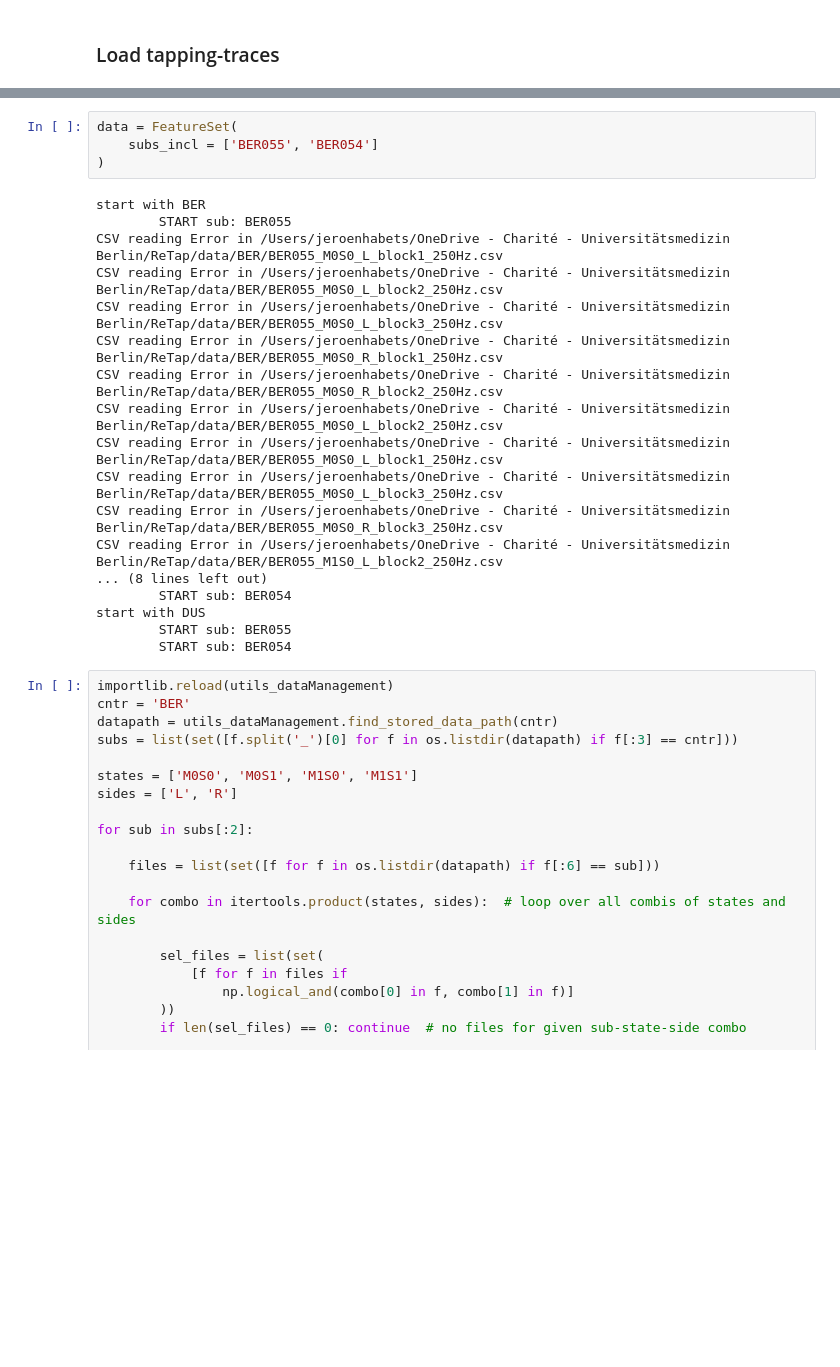
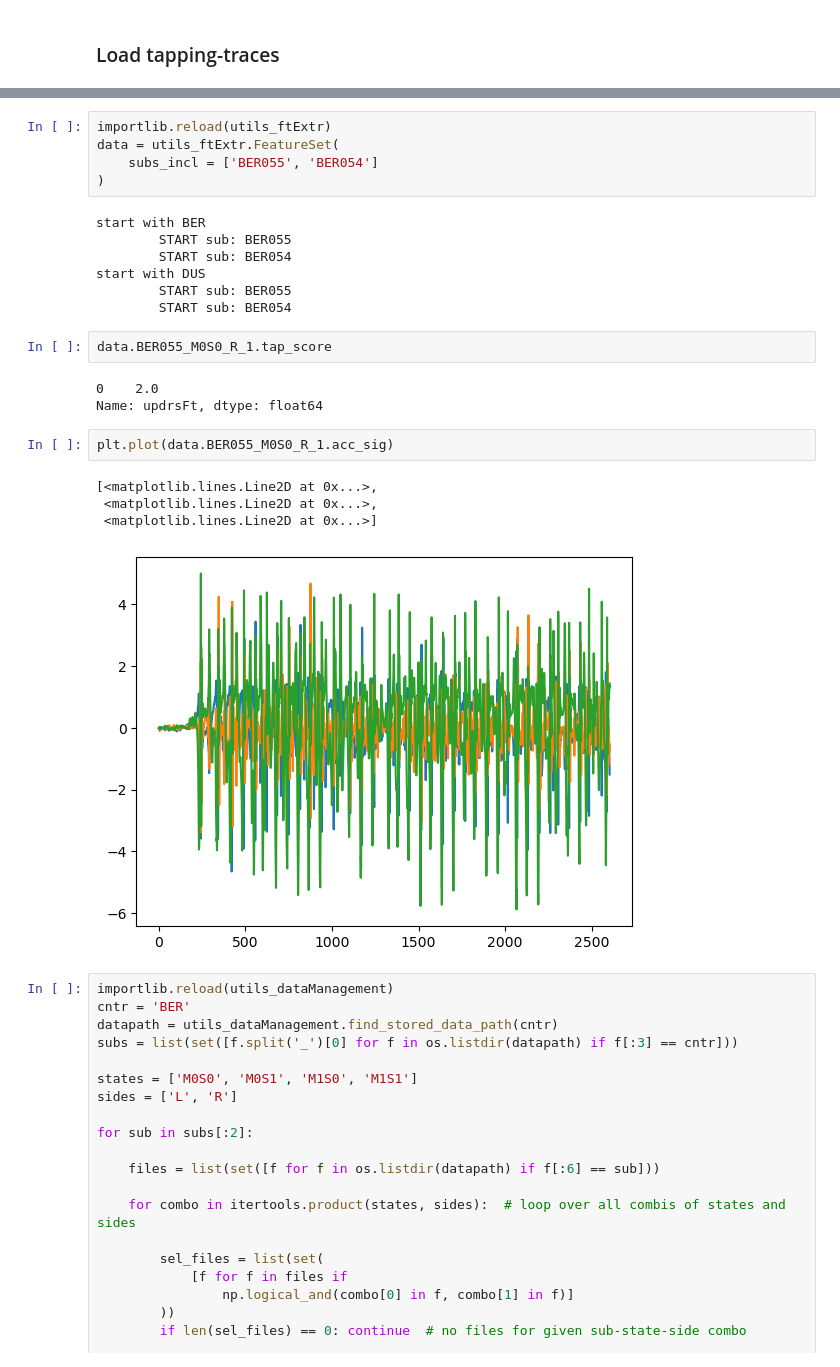
Before and after one commit to jgvhabets/updrsTapping, a Jupyter notebook: updrsTapping_exploring_features.ipynb, the cells around one changed output, grey strips where cells are left out. Cells and saved outputs as stored; diff of their text form; blank space fills up the shorter version.

Commit message:
ENH: added working func to import data, meta, score of 10-sec tapping trace

```diff
--- a/updrsTapping_exploring_features.ipynb
+++ b/updrsTapping_exploring_features.ipynb
@@ -96,25 +106,27 @@ from retap_utils import utils_dataManagement, tmsi_poly5reader, utils_preprocess
 # %%
-data = FeatureSet(
+importlib.reload(utils_ftExtr)
+data = utils_ftExtr.FeatureSet(
     subs_incl = ['BER055', 'BER054']
 )
 # %% [output]
 start with BER
         START sub: BER055
-CSV reading Error in /Users/jeroenhabets/OneDrive - Charité - Universitätsmedizin Berlin/ReTap/data/BER/BER055_M0S0_L_block1_250Hz.csv
-CSV reading Error in /Users/jeroenhabets/OneDrive - Charité - Universitätsmedizin Berlin/ReTap/data/BER/BER055_M0S0_L_block2_250Hz.csv
-CSV reading Error in /Users/jeroenhabets/OneDrive - Charité - Universitätsmedizin Berlin/ReTap/data/BER/BER055_M0S0_L_block3_250Hz.csv
-CSV reading Error in /Users/jeroenhabets/OneDrive - Charité - Universitätsmedizin Berlin/ReTap/data/BER/BER055_M0S0_R_block1_250Hz.csv
-CSV reading Error in /Users/jeroenhabets/OneDrive - Charité - Universitätsmedizin Berlin/ReTap/data/BER/BER055_M0S0_R_block2_250Hz.csv
-CSV reading Error in /Users/jeroenhabets/OneDrive - Charité - Universitätsmedizin Berlin/ReTap/data/BER/BER055_M0S0_L_block2_250Hz.csv
-CSV reading Error in /Users/jeroenhabets/OneDrive - Charité - Universitätsmedizin Berlin/ReTap/data/BER/BER055_M0S0_L_block1_250Hz.csv
-CSV reading Error in /Users/jeroenhabets/OneDrive - Charité - Universitätsmedizin Berlin/ReTap/data/BER/BER055_M0S0_L_block3_250Hz.csv
-CSV reading Error in /Users/jeroenhabets/OneDrive - Charité - Universitätsmedizin Berlin/ReTap/data/BER/BER055_M0S0_R_block3_250Hz.csv
-CSV reading Error in /Users/jeroenhabets/OneDrive - Charité - Universitätsmedizin Berlin/ReTap/data/BER/BER055_M1S0_L_block2_250Hz.csv
-... (8 lines left out)
         START sub: BER054
 start with DUS
         START sub: BER055
         START sub: BER054
+# %%
+data.BER055_M0S0_R_1.tap_score
+# %% [output]
+0    2.0
+Name: updrsFt, dtype: float64
+# %%
+plt.plot(data.BER055_M0S0_R_1.acc_sig)
+# %% [output]
+[<matplotlib.lines.Line2D at 0x...>,
+ <matplotlib.lines.Line2D at 0x...>,
+ <matplotlib.lines.Line2D at 0x...>]
+[figure, added]
 # %%
 importlib.reload(utils_dataManagement)
 cntr = 'BER'
```
Also changed, not shown: parts of 6 cells of this notebook, 1 other file.
